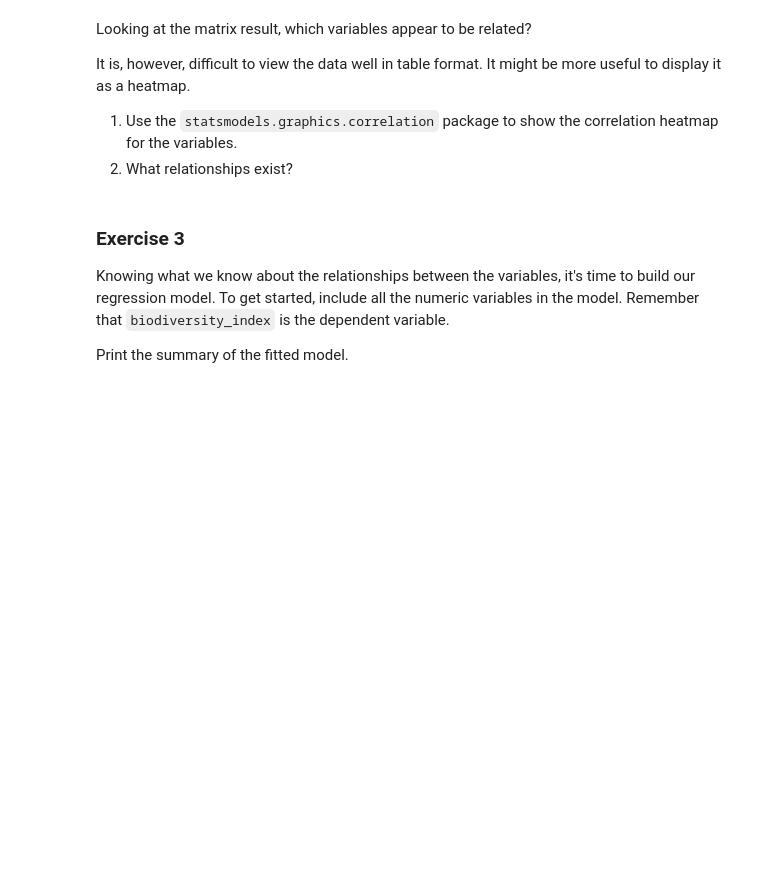
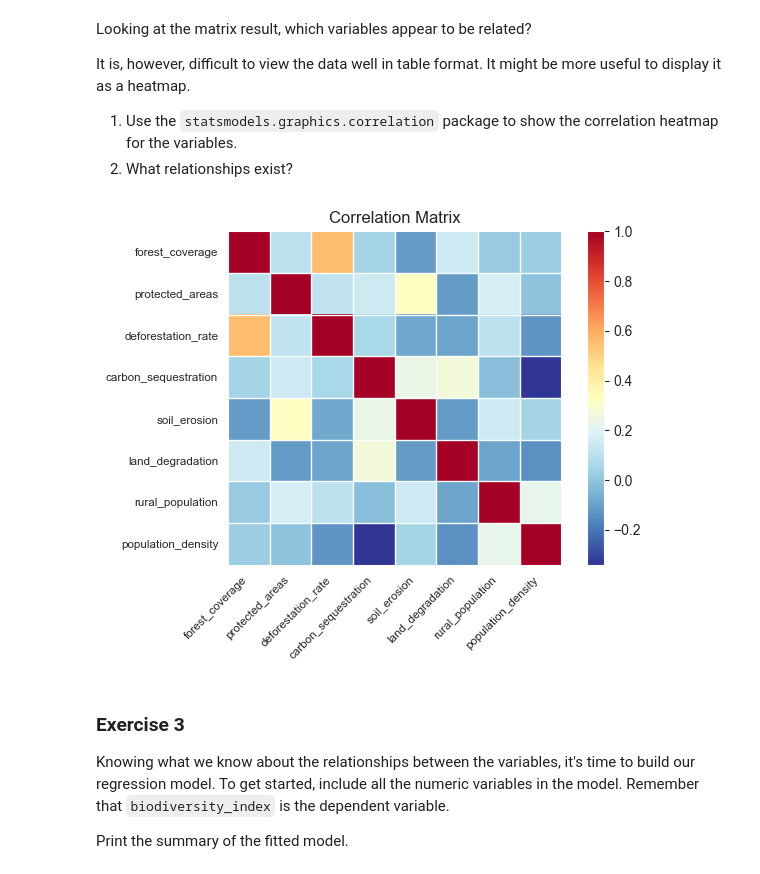
Before and after one commit to Morris-mk/ExploreAI_Linear_Regression, a Jupyter notebook: d. Multiple_linear_regression_Exercise.ipynb, the cells around one changed output. Cells and saved outputs as stored; diff of their text form; code cells hidden in the pictures; blank space fills up the shorter version.

```diff
--- a/d. Multiple_linear_regression_Exercise.ipynb
+++ b/d. Multiple_linear_regression_Exercise.ipynb
@@ -148,7 +186,11 @@ It is, however, difficult to view the data well in table format. It might be mor
 1) Use the `statsmodels.graphics.correlation` package to show the correlation heatmap for the variables.
 2) What relationships exist?
 # %%
-ht = sgc.corr
+# plot using statsmodels.graphics.correlation
+from statsmodels.graphics.correlation import plot_corr
+fig = plot_corr(corr, xnames= corr.columns)
+# %% [output]
+[figure, added]
 # %% [markdown]
 ### Exercise 3
 
```
Also changed, not shown: parts of 9 cells of this notebook, 4 other files.
